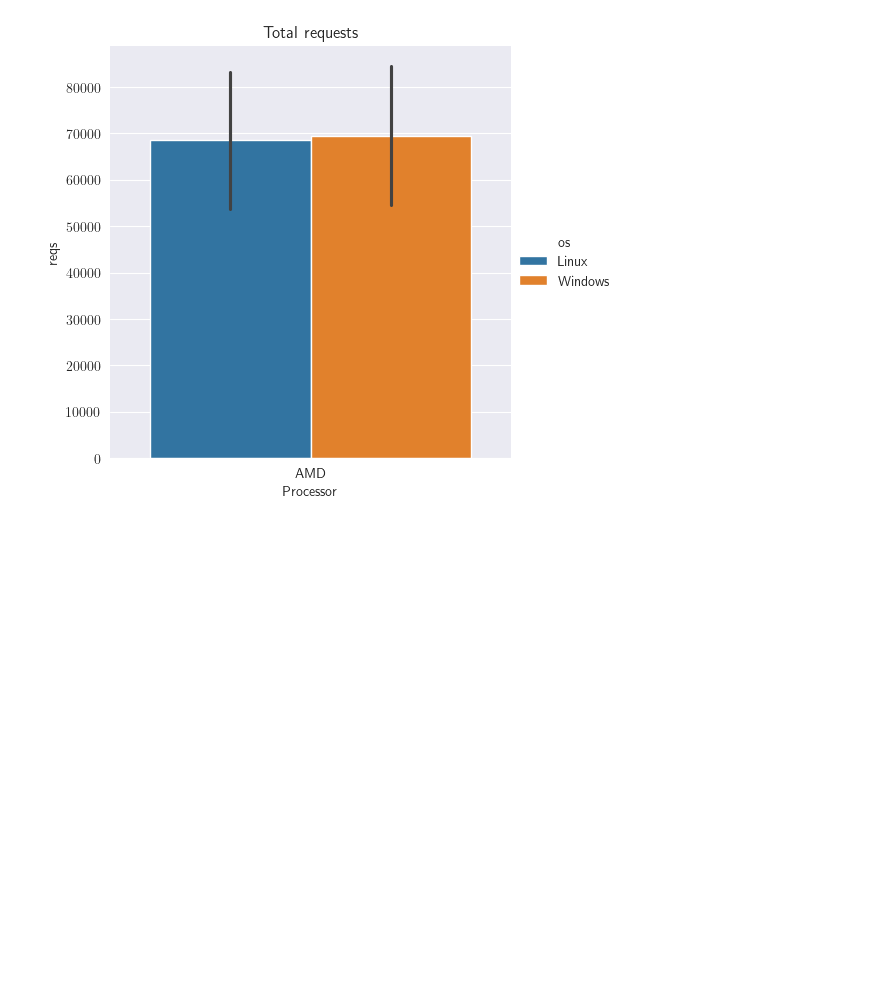
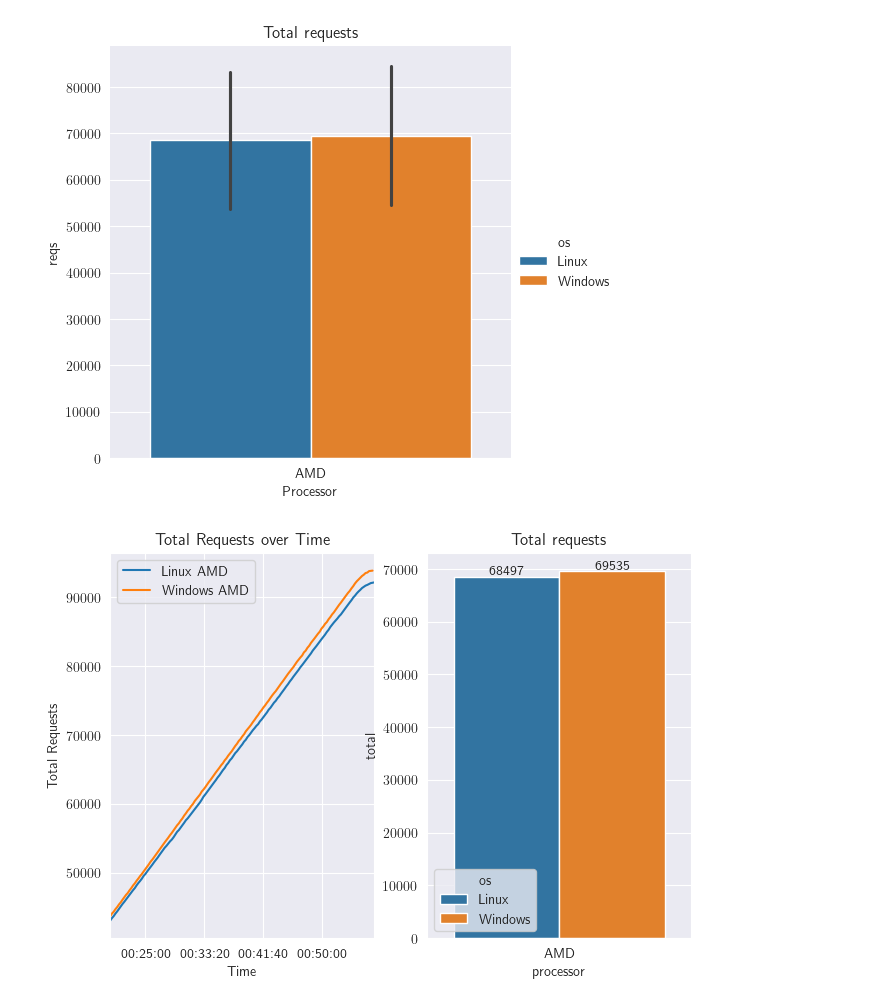
Before and after one commit to epicor-yasuomaidana/metrics-analysis, a Jupyter notebook: Quick Comparison.ipynb, the cells around one changed output. Cells and saved outputs as stored; diff of their text form; code cells hidden in the pictures; blank space fills up the shorter version.

```diff
--- a/Quick Comparison.ipynb
+++ b/Quick Comparison.ipynb
@@ -291,3 +296,30 @@ plt.title("Total requests")
 plt.show()
 # %% [output]
 [figure]
+# %%
+fig, axs = plt.subplots(ncols=2,figsize = (7.5,5))
+ax=axs[0]
+for name, group in framed.groupby("instance"):
+    group.plot(use_index=True, y="total", label=name, ax=ax)
+
+axs[0].set_title('Total Requests over Time')
+axs[0].set_ylabel('Total Requests')
+
+instances = framed["os"].unique()
+palette = dict(zip(instances, sns.color_palette("tab10", len(instances))))
+
+sns.barplot(
+    data=framed.reset_index(),
+    x="processor", y="total", hue="os",
+    ax=axs[1], palette=palette, errorbar=None,#errorbar="sd",
+)
+for container in axs[1].containers:
+    axs[1].bar_label(container, fmt="%.0f")
+axs[1].set_title("Total requests")
+# axs[1].set_ylabel("Total Requests")
+# g.legend.set_title("Instances throughput")
+plt.title("Total requests")
+
+plt.show()
+# %% [output]
+[figure, added]
```
Also changed, not shown: parts of 2 cells of this notebook.
